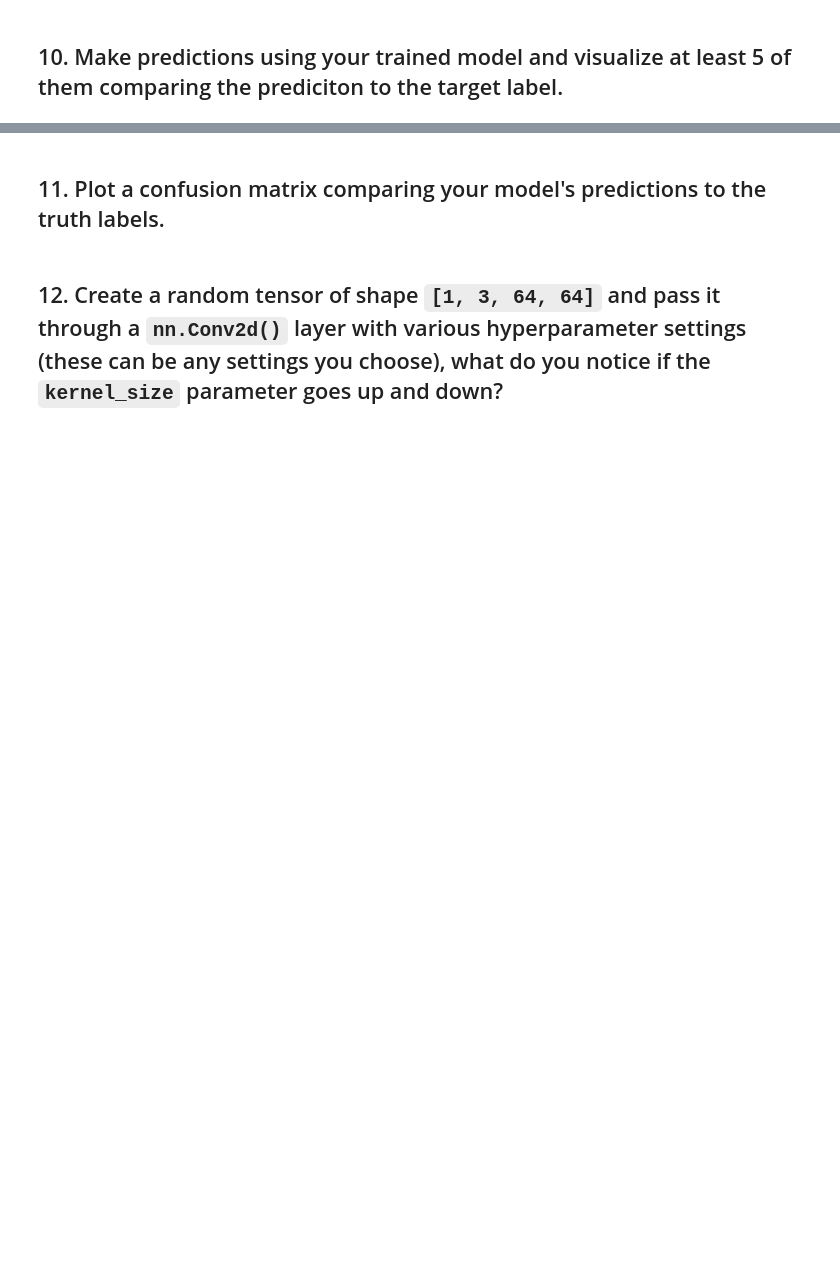
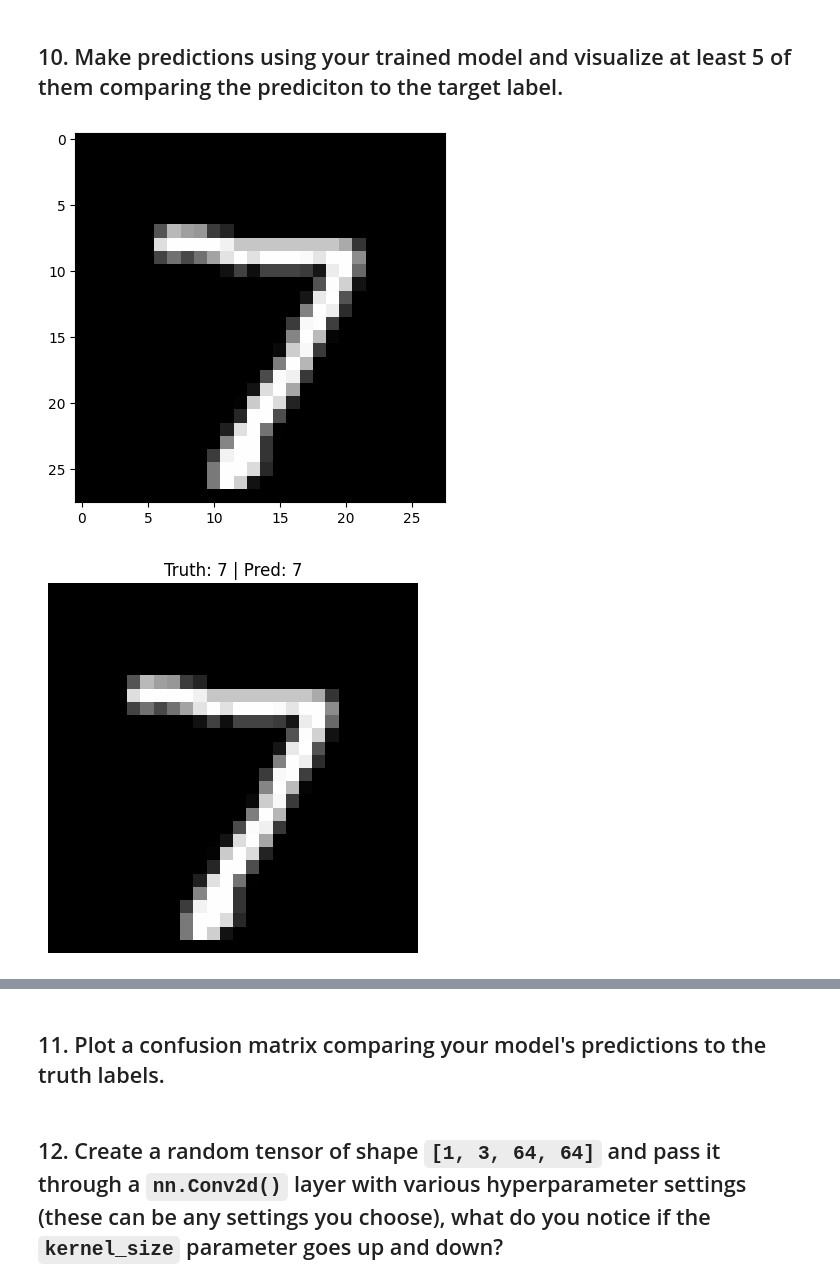
Before and after one commit to danilovpy/learnpytorchioexe, a Jupyter notebook: extras/exercises/03_pytorch_computer_vision_exercises.ipynb, the cells around one changed output, grey strips where cells are left out. Cells and saved outputs as stored; diff of their text form; code cells hidden in the pictures; blank space fills up the shorter version.

```diff
--- a/extras/exercises/03_pytorch_computer_vision_exercises.ipynb
+++ b/extras/exercises/03_pytorch_computer_vision_exercises.ipynb
@@ -137,7 +120,7 @@ from torch import nn
 class ModelCNN2(nn.Module):
   def __init__(self, in_features:int, out_features:int, hidden:int = 10) -> None:
      super().__init__()
-     self.block1 = nn.Sequential(
+     self.block_1 = nn.Sequential(
          nn.Conv2d(in_channels=in_features, out_channels=hidden, kernel_size=3, padding=1, stride=1),
          nn.ReLU(),
          nn.Conv2d(in_channels=hidden, out_channels=hidden, kernel_size=3, padding=1, stride=1),
@@ -175,2 +199,29 @@ model_2 = ModelCNN2(in_features=1,
 # %% [markdown]
 ## 10. Make predictions using your trained model and visualize at least 5 of them comparing the prediciton to the target label.
+# %%
+
+plt.imshow(test_dataset[0][0].squeeze(), cmap="gray")
+
+model_logits = model_2(test_dataset[0][0].unsqueeze(dim=1))
+model_probs = torch.softmax(model_logits, dim=1)
+model_label = torch.argmax(model_probs, dim=1)
+
+model_label
+
+num = 5
+
+for i in range(num):
+  image = test_dataset[i][0]
+  label = test_dataset[i][1]
+
+  model_logits = model_2(image.unsqueeze(dim=1))
+  model_probs = torch.softmax(model_logits, dim=1)
+  model_label = torch.argmax(model_probs, dim=1)
+
+  plt.figure()
+  plt.imshow(image.squeeze(), cmap="gray")
+  plt.title(f"Truth: {label} | Pred: {model_label.cpu().item()}")
+  plt.axis(False);
+# %% [output]
+[figure, added]
+[figure, added]
```
Also changed, not shown: parts of 4 cells of this notebook.
